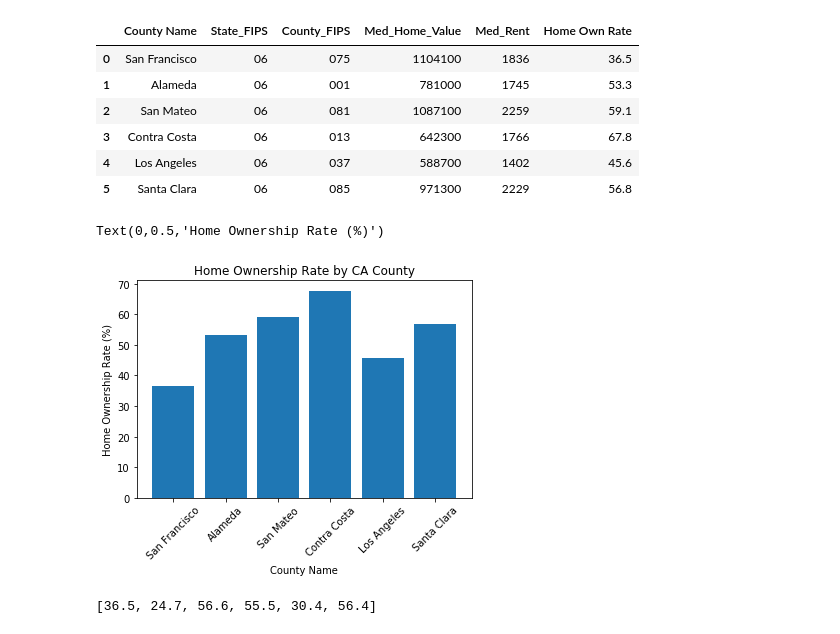
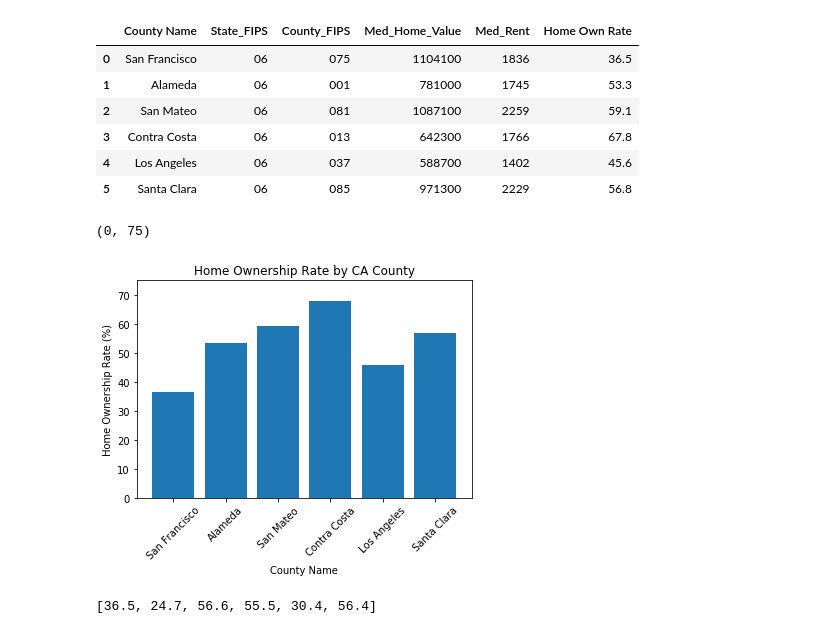
Before and after one commit to vanessaoakes/Escape-the-Bay, a Jupyter notebook: Census Housing API.ipynb, the cells around one changed output. Cells and saved outputs as stored; diff of their text form; code cells hidden in the pictures.

```diff
--- a/Census Housing API.ipynb
+++ b/Census Housing API.ipynb
@@ -215,15 +221,16 @@ in_ca_df
 # %%
 x_axis = np.arange(len(ca_cty_name))
 tick_locations = [x for x in x_axis]
 plt.bar(x_axis, ca_own_rate)
 plt.xticks(tick_locations, ca_cty_name, rotation=45)
 
 plt.title("Home Ownership Rate by CA County")
 plt.xlabel("County Name")
 plt.ylabel("Home Ownership Rate (%)")
+plt.ylim(0, 75)
 # %% [output]
-Text(0,0.5,'Home Ownership Rate (%)')
+(0, 75)
-[figure, old version]
+[figure, new version]
 # %%
 nonca_own_rate = []
 home_own_var = "DP04_0046PE"
```
Also changed, not shown: parts of 6 cells of this notebook.
